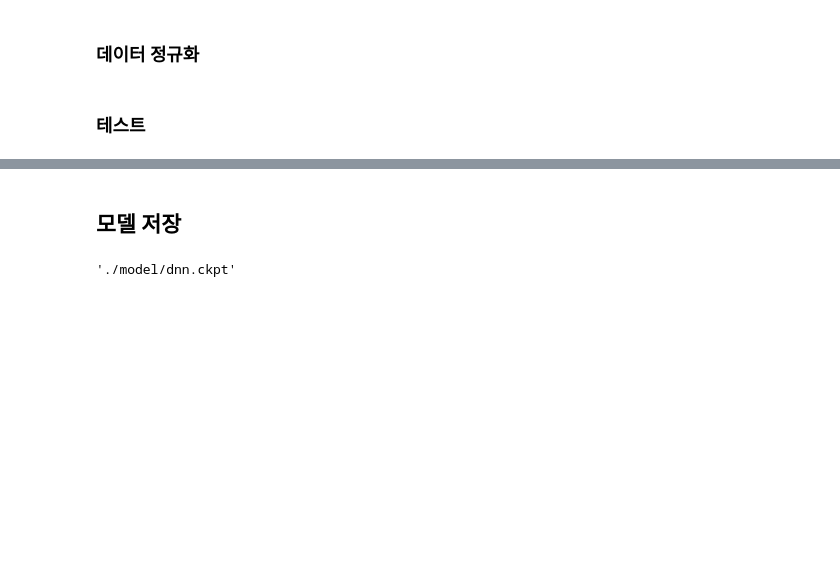
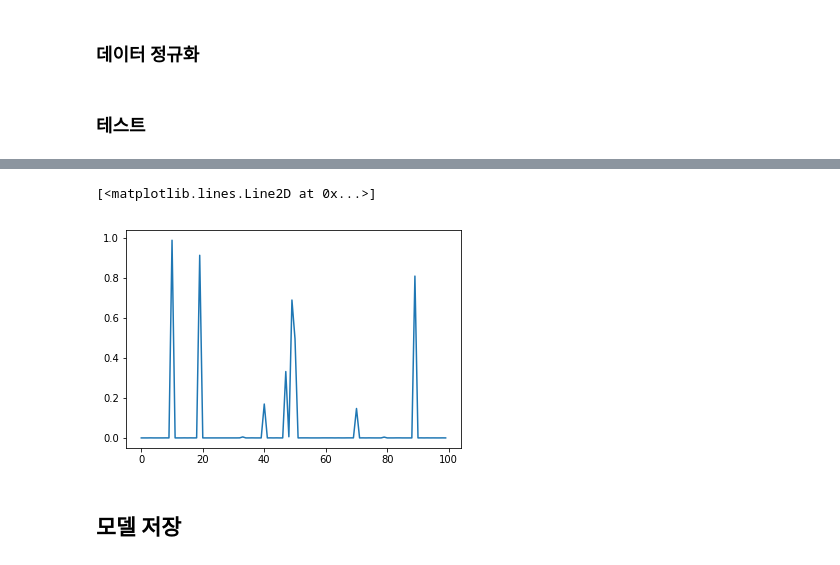
Before and after one commit to getChan/DataBaseProject, a Jupyter notebook: src/ChartModel.ipynb, the cells around one changed output, grey strips where cells are left out. Cells and saved outputs as stored; diff of their text form; code cells hidden in the pictures; blank space fills up the shorter version.

Commit message:
some visualization

```diff
--- a/src/ChartModel.ipynb
+++ b/src/ChartModel.ipynb
@@ -225,7 +289,10 @@ df
+# %%
+plt.plot(df['prediction'])
+# %% [output]
+[<matplotlib.lines.Line2D at 0x...>]
+[figure, added]
 # %% [markdown]
 ## 모델 저장
 # %%
-saver = tf.train.Saver(tf.global_variables())
-saver.save(sess, './model/dnn.ckpt')
+# saver = tf.train.Saver(tf.global_variables())
+# saver.save(sess, './model/dnn.ckpt')
-# %% [output]
-'./model/dnn.ckpt'
```
Also changed, not shown: parts of 13 cells of this notebook, 4 other files.
